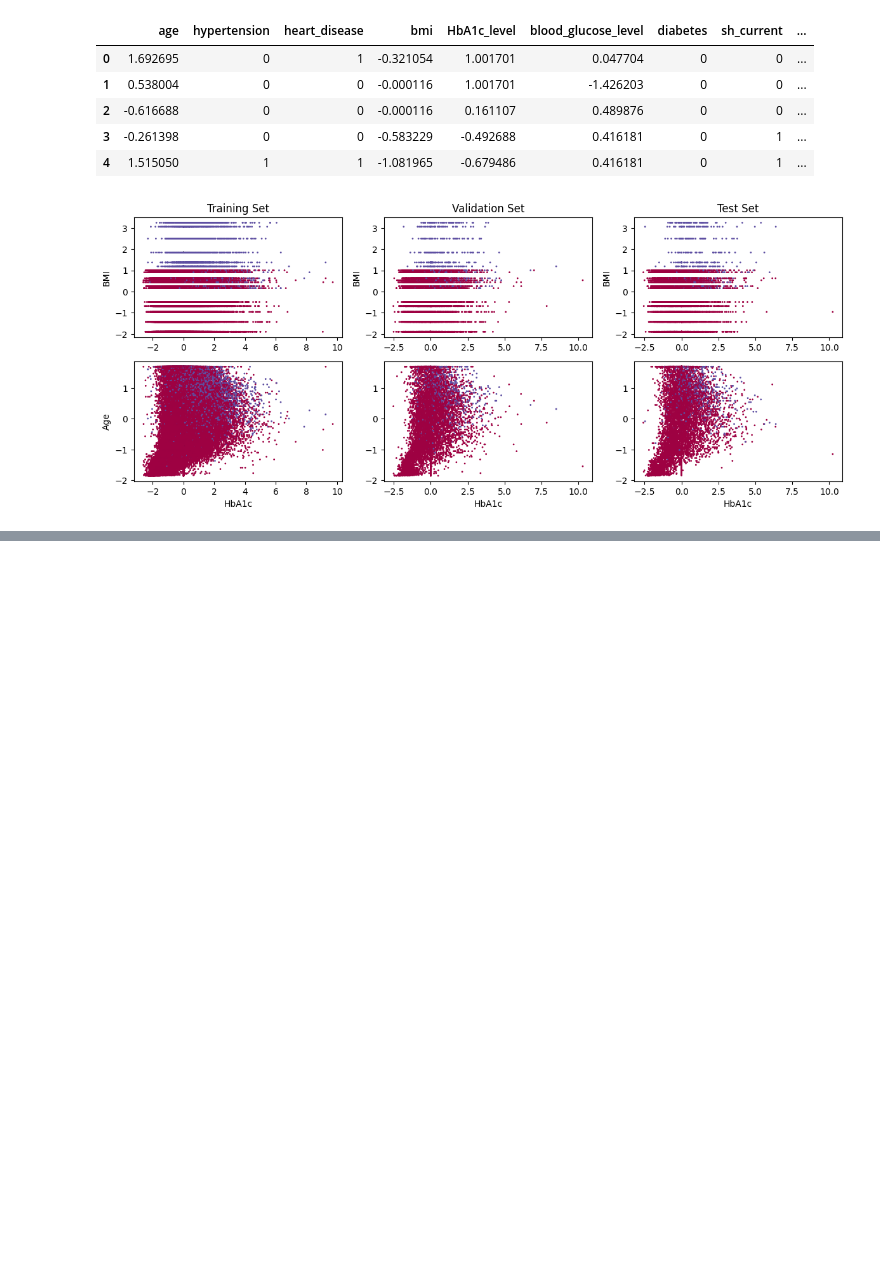
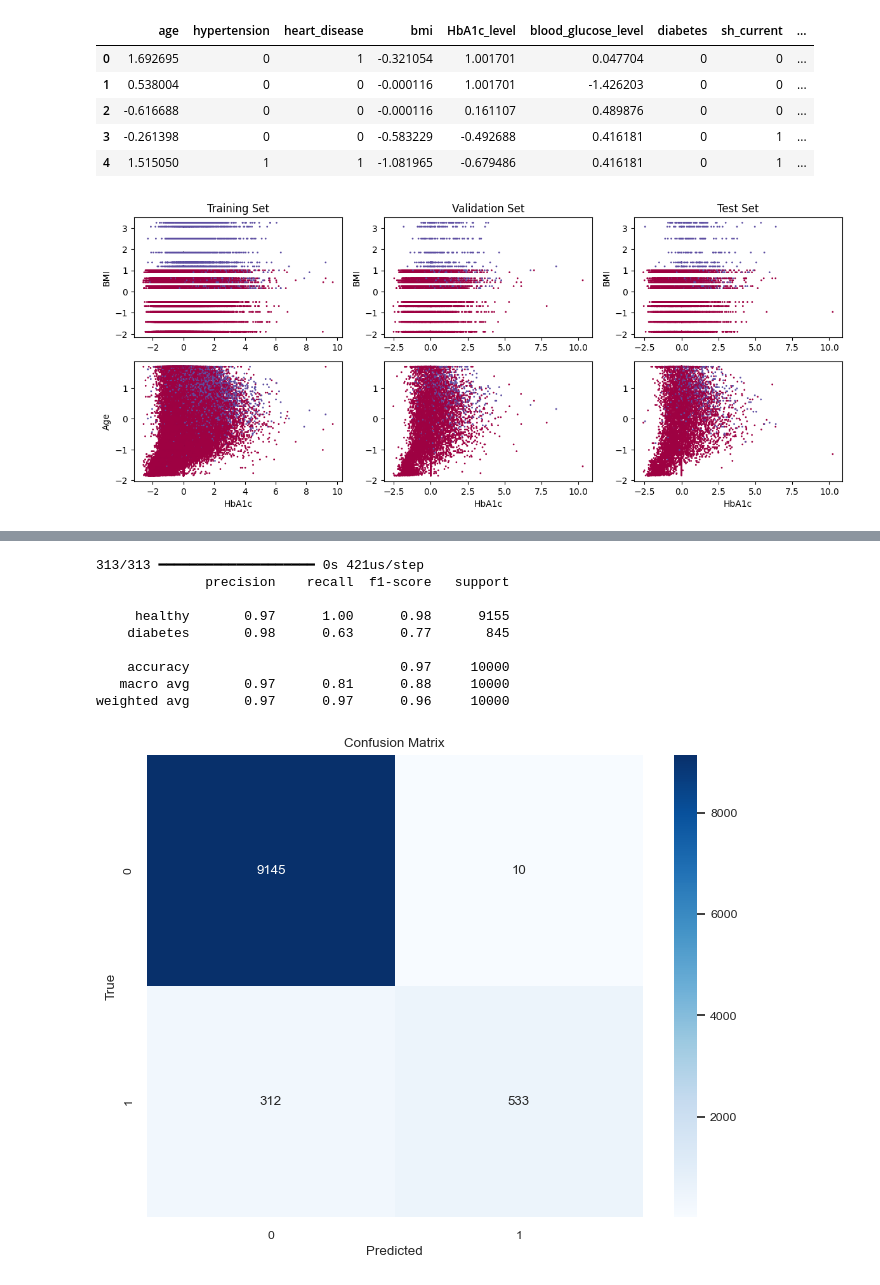
Before and after one commit to mattgianni/kaggle-hpart, a Jupyter notebook: src/diab.ipynb, the cells around one changed output, grey strips where cells are left out. Saved outputs shown, nothing was run; the diff lists cells and outputs as text; code cells hidden in the pictures; blank space fills up the shorter version.

```diff
--- a/src/diab.ipynb
+++ b/src/diab.ipynb
@@ -183,8 +238,27 @@ Z = np.argmax(model.predict(X_test), axis=1)
 # %%
 # Generate predictions
 y_pred = model.predict(X_test)
 y_pred_classes = np.argmax(y_pred, axis=1)  # Convert probabilities to class labels
 
 # Generate the classification report
-report = classification_report(y_test, Z, target_names=['healthy', 'diabetes'])
-print(report)
+print(classification_report(y_test, y_pred_classes, target_names=['healthy', 'diabetes']))
+
+# Plot confusion matrix
+cm = confusion_matrix(y_test, y_pred_classes)
+plt.figure(figsize=(8, 6))
+sns.heatmap(cm, annot=True, fmt='d', cmap='Blues')
+plt.title('Confusion Matrix')
+plt.xlabel('Predicted')
+plt.ylabel('True')
+plt.show()
+# %% [output]
+313/313 ━━━━━━━━━━━━━━━━━━━━ 0s 421us/step
+              precision    recall  f1-score   support
+
+     healthy       0.97      1.00      0.98      9155
+    diabetes       0.98      0.63      0.77       845
+
+    accuracy                           0.97     10000
+   macro avg       0.97      0.81      0.88     10000
+weighted avg       0.97      0.97      0.96     10000
+[figure, added]
```
Also changed, not shown: parts of 9 cells of this notebook, 1 other file.
